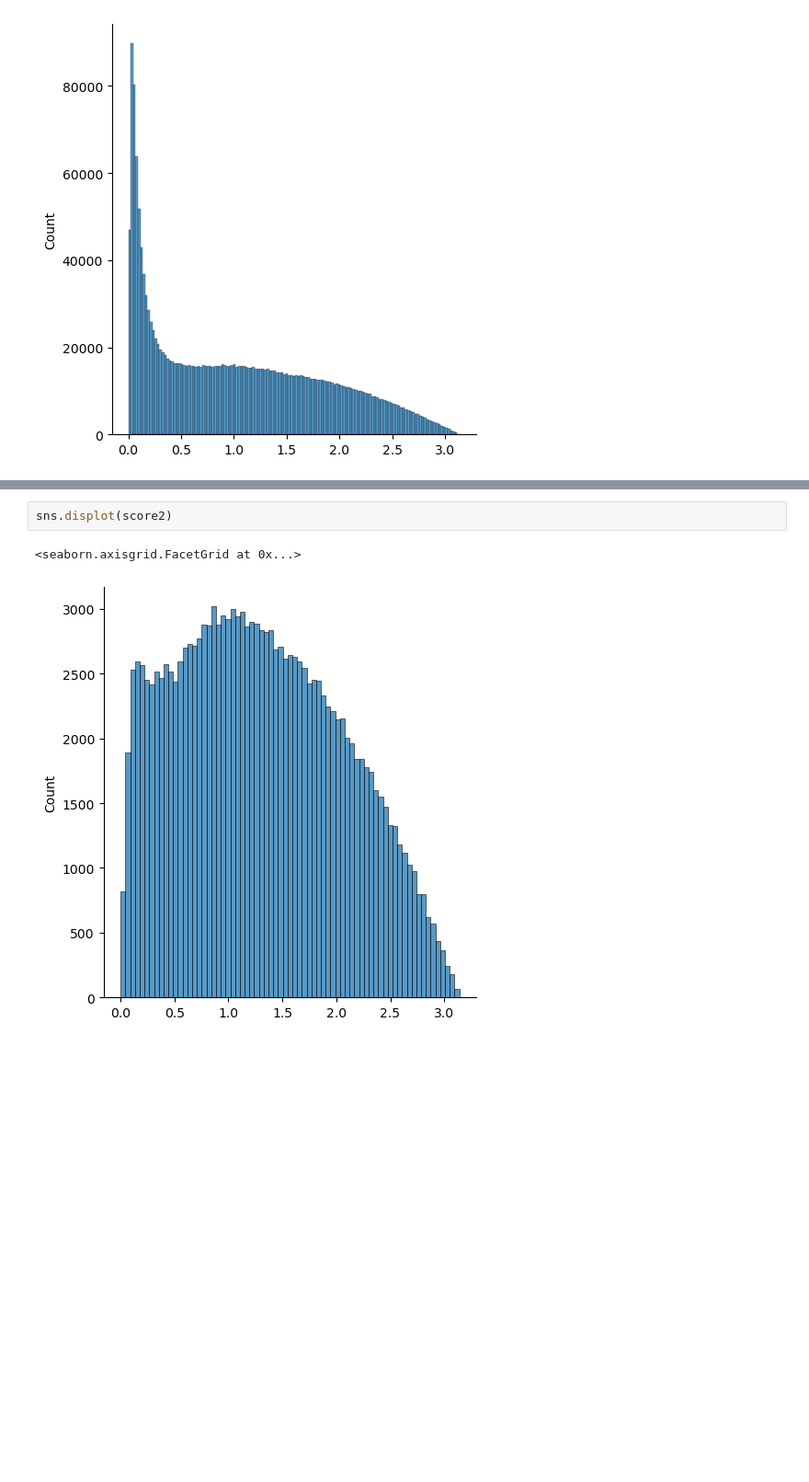
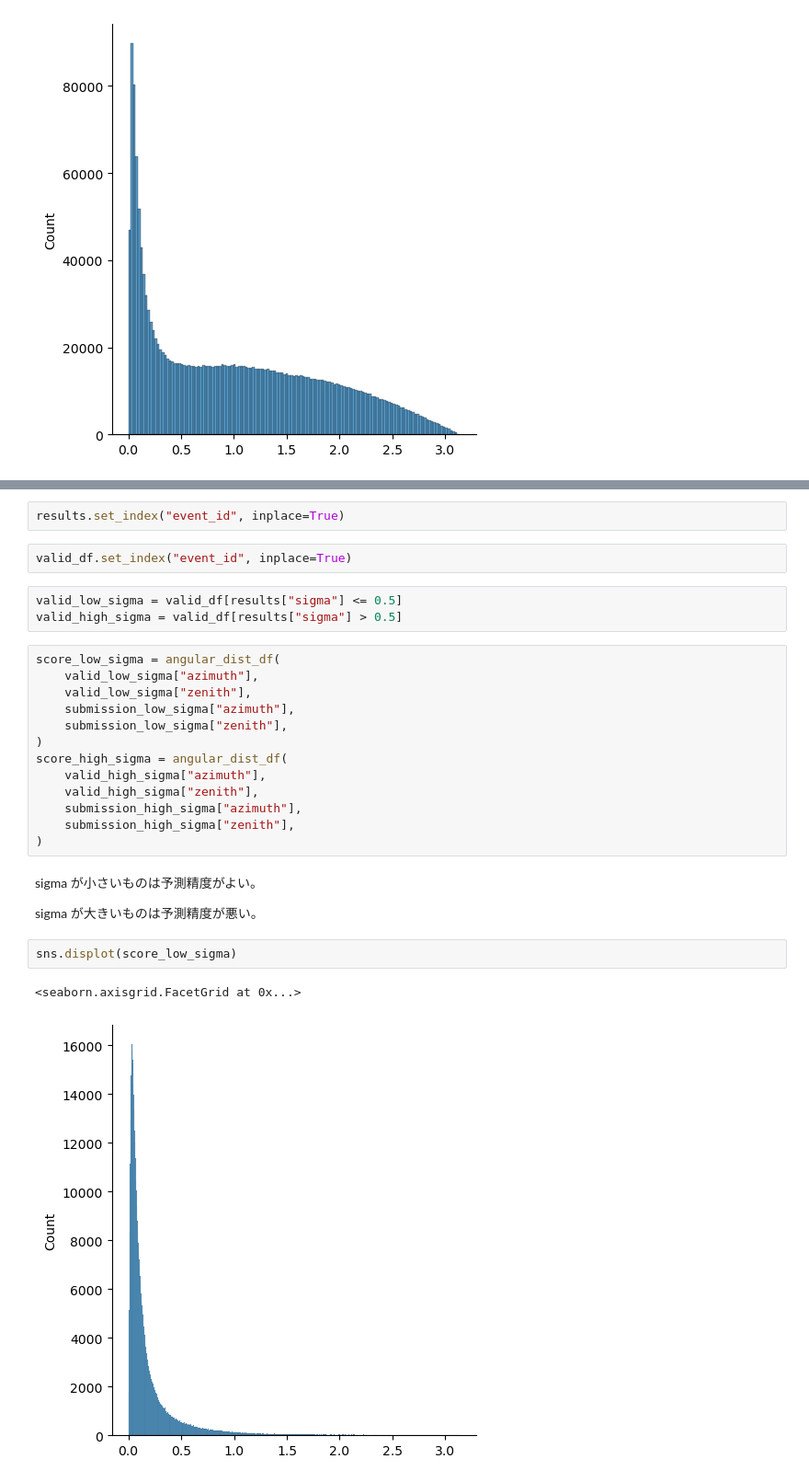
Before and after one commit to IMOKURI/kaggle-ice-cube, a Jupyter notebook: notebook/EDA.ipynb, the cells around one changed output, grey strips where cells are left out. Shown: that part at 92% size. Drawn from its saved outputs; the diff is of its cells as text; blank space fills up the shorter version.

```diff
--- a/notebook/EDA.ipynb
+++ b/notebook/EDA.ipynb
@@ -719,5 +435,29 @@ sns.displot(score)
+# %%
+results.set_index("event_id", inplace=True)
+# %%
+valid_df.set_index("event_id", inplace=True)
+# %%
+valid_low_sigma = valid_df[results["sigma"] <= 0.5]
+valid_high_sigma = valid_df[results["sigma"] > 0.5]
+# %%
+score_low_sigma = angular_dist_df(
+    valid_low_sigma["azimuth"],
+    valid_low_sigma["zenith"],
+    submission_low_sigma["azimuth"],
+    submission_low_sigma["zenith"],
+)
+score_high_sigma = angular_dist_df(
+    valid_high_sigma["azimuth"],
+    valid_high_sigma["zenith"],
+    submission_high_sigma["azimuth"],
+    submission_high_sigma["zenith"],
+)
+# %% [markdown]
+sigma が小さいものは予測精度がよい。
+
+sigma が大きいものは予測精度が悪い。
 # %%
-sns.displot(score2)
+sns.displot(score_low_sigma)
 # %% [output]
 <seaborn.axisgrid.FacetGrid at 0x...>
-[figure, old version]
+[figure, new version]
```
Also changed, not shown: parts of 135 cells of this notebook, 2 other files.
